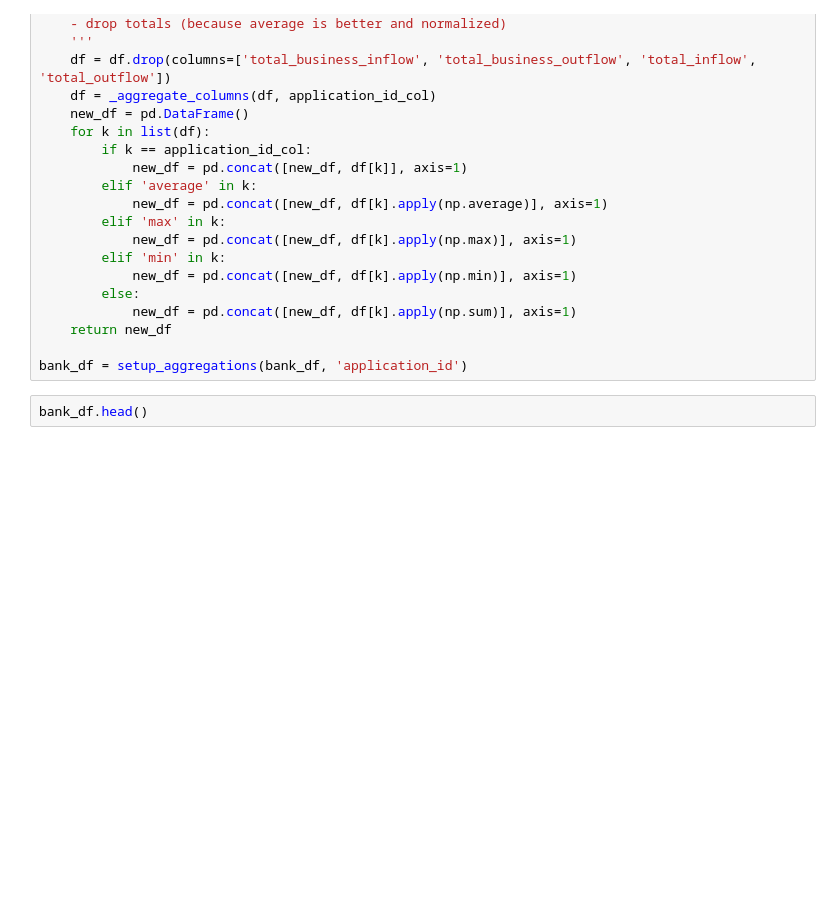
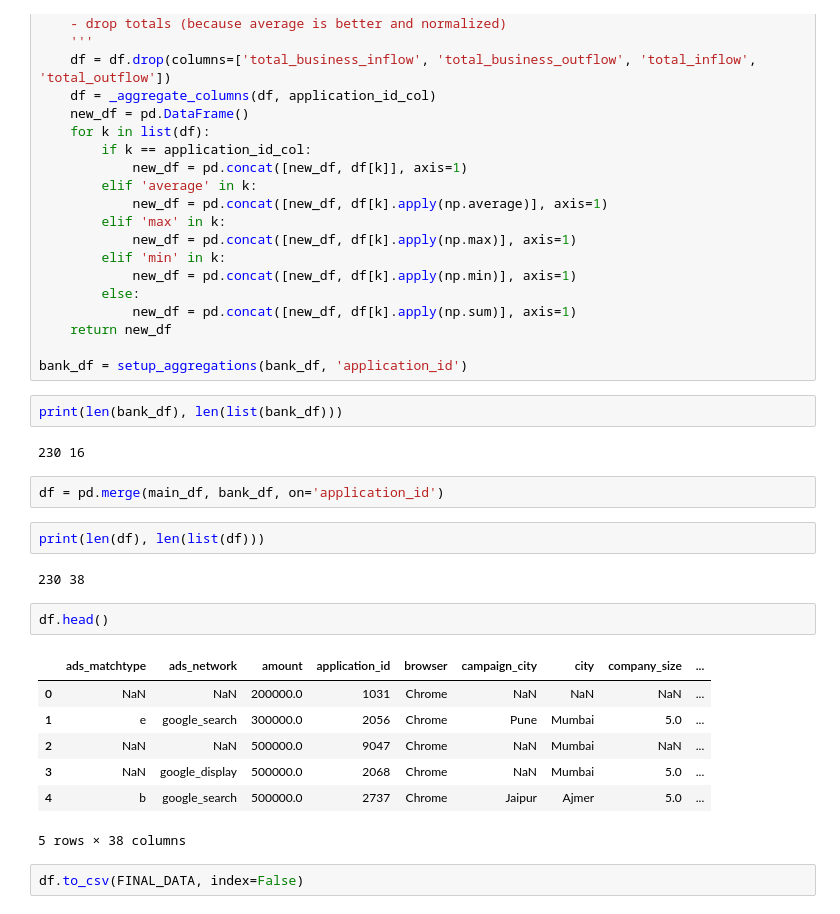
Before and after one commit to sahilgandhi94/predictive-lead-scoring, a Jupyter notebook: Data Cleanup.ipynb, the cells around one changed output. Drawn from its saved outputs; the diff is of its cells as text; blank space fills up the shorter version.

```diff
--- a/Data Cleanup.ipynb
+++ b/Data Cleanup.ipynb
@@ -139,5 +179,25 @@ def setup_aggregations(df, application_id_col):
     return new_df
 
 bank_df = setup_aggregations(bank_df, 'application_id')
+# %%
+print(len(bank_df), len(list(bank_df)))
+# %% [output]
+230 16
+# %%
+df = pd.merge(main_df, bank_df, on='application_id')
+# %%
+print(len(df), len(list(df)))
+# %% [output]
+230 38
 # %%
-bank_df.head()
+df.head()
+# %% [output]
+|  | ads_matchtype | ads_network | amount | application_id | browser | campaign_city | city | company_size | ... |
+| 0 | NaN | NaN | 200000.0 | 1031 | Chrome | NaN | NaN | NaN | ... |
+| 1 | e | google_search | 300000.0 | 2056 | Chrome | Pune | Mumbai | 5.0 | ... |
+| 2 | NaN | NaN | 500000.0 | 9047 | Chrome | NaN | Mumbai | NaN | ... |
+| 3 | NaN | google_display | 500000.0 | 2068 | Chrome | NaN | Mumbai | 5.0 | ... |
+| 4 | b | google_search | 500000.0 | 2737 | Chrome | Jaipur | Ajmer | 5.0 | ... |
+5 rows × 38 columns
+# %%
+df.to_csv(FINAL_DATA, index=False)
```
Also changed, not shown: parts of 12 cells of this notebook.
